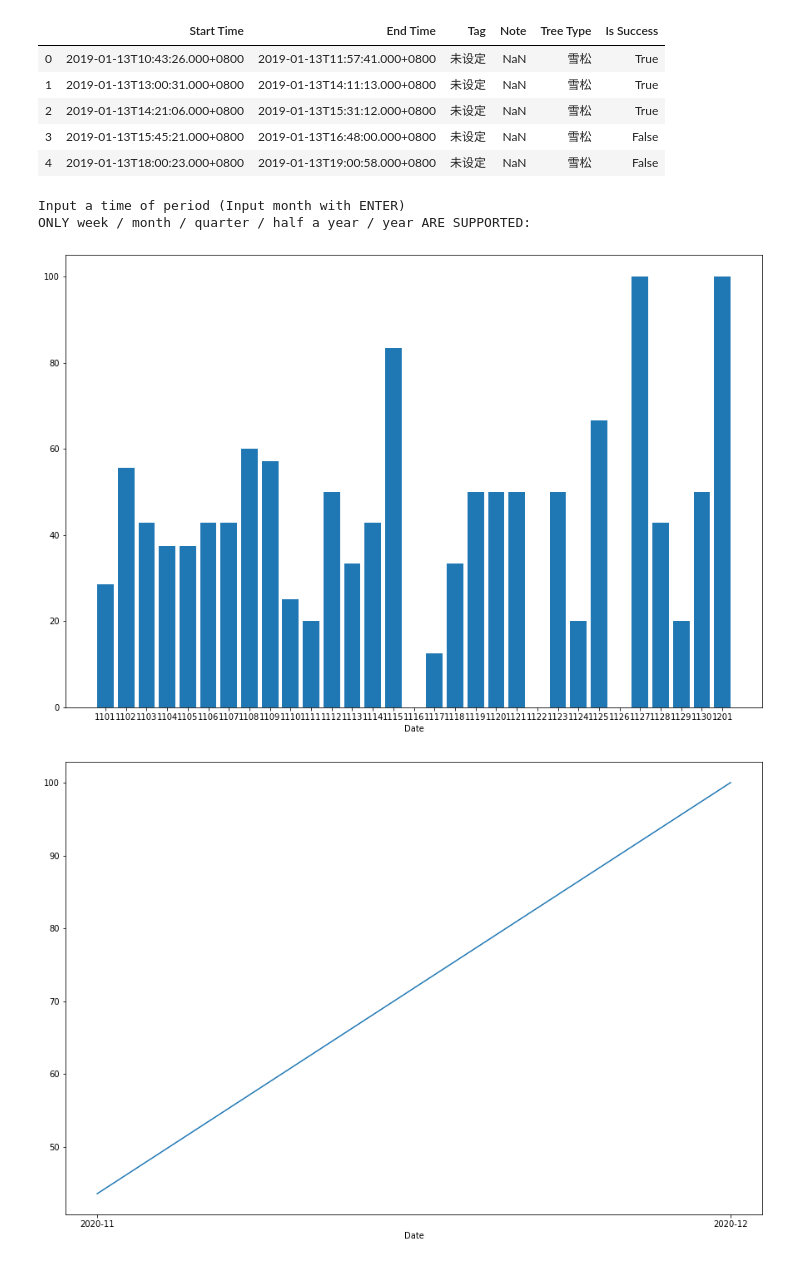
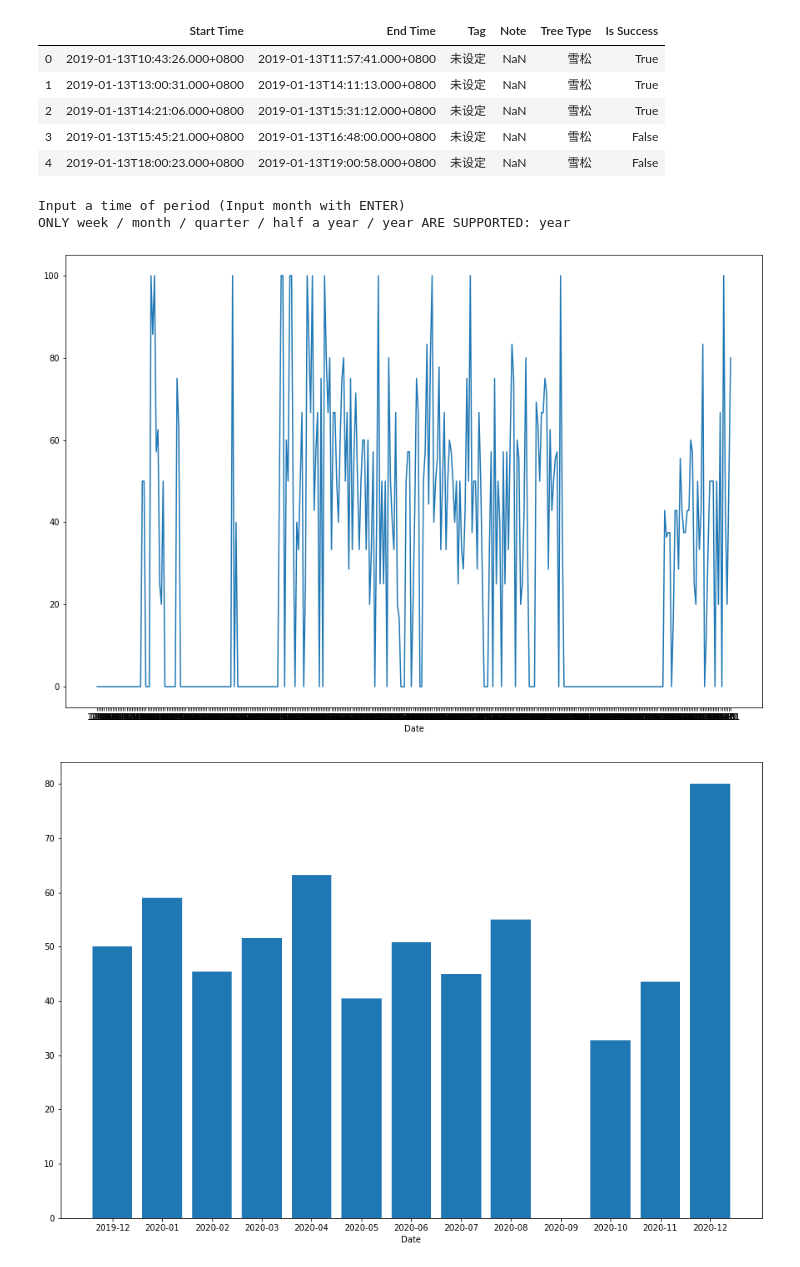
Before and after one commit to blackdogtop/Forest-Analysis, a Jupyter notebook: Forest-Analysis.ipynb, the cells around one changed output. Cells and saved outputs as stored; diff of their text form; code cells hidden in the pictures.

```diff
--- a/Forest-Analysis.ipynb
+++ b/Forest-Analysis.ipynb
@@ -155,46 +155,46 @@ class SuccessAnalysis:
         return dateList, successRateList
 
 
-    def aveSucRate(self, days: list):
+    def monthAveSucRate(self, days: list):
         """
         Get average success rate according to month
         :params days: a list of days with format YYYY-MM-DD
         :return
             list(treeDict): a list of month
             list(treeDict.values()): a list of success rate correspond to the month
         formula:
             number of success in month / number of trees in month
         """
         treeDict = {}  # use a dict to count trees, format with date: [succ, total]
         for day in days:
             countTree, successTree, _ = self.successInDay(day)
             month = '-'.join(day.split('-')[:-1])
             if month not in treeDict:
                 treeDict[month] = [successTree, countTree]
             else:
                 treeDict[month][0] += successTree
                 treeDict[month][1] += countTree
         # calculate success rate
         for key, value in treeDict.items():
             successRate = round((value[0]/value[1])*100, 2) if value[1] != 0 else 0.0
             treeDict[key] = successRate
         return list(treeDict), list(treeDict.values())  # month, success rate
 
 
 
 s = SuccessAnalysis(df)
 # _ = s.successInDay(date='2020-05-01',showResult=True)  # analyse a specific date success situation
 
 days, succ = s.successInTimePeriod()
-Chart.pltChart(Chart, days, succ, 'bar')  # plot success rate in days
+Chart.pltChart(Chart, days, succ, 'line')  # plot success rate in days
 
-mon, succMon = s.aveSucRate(days)
-Chart.pltChart(Chart, mon, succMon, 'line')  # plot success rate in months
+mon, succMon = s.monthAveSucRate(days)
+Chart.pltChart(Chart, mon, succMon, 'bar')  # plot success rate in months
 # %% [output]
 Input a time of period (Input month with ENTER)
-ONLY week / month / quarter / half a year / year ARE SUPPORTED:
+ONLY week / month / quarter / half a year / year ARE SUPPORTED: year
-[figure, old version]
+[figure, new version]
-[figure, old version]
+[figure, new version]
 # %%
 class PlantTimeAnalysis:
     def __init__(self, df):
```
Also changed, not shown: parts of 4 cells of this notebook.
